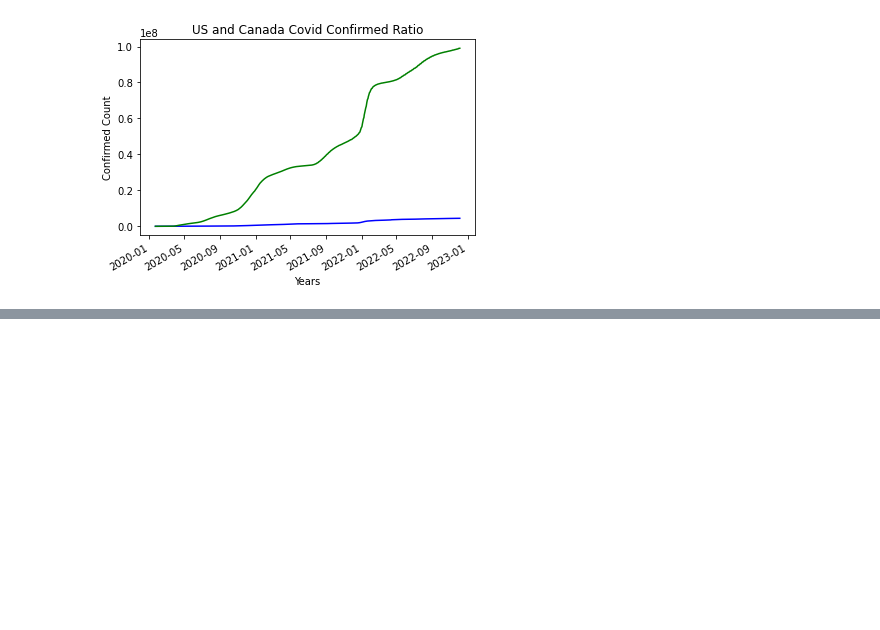
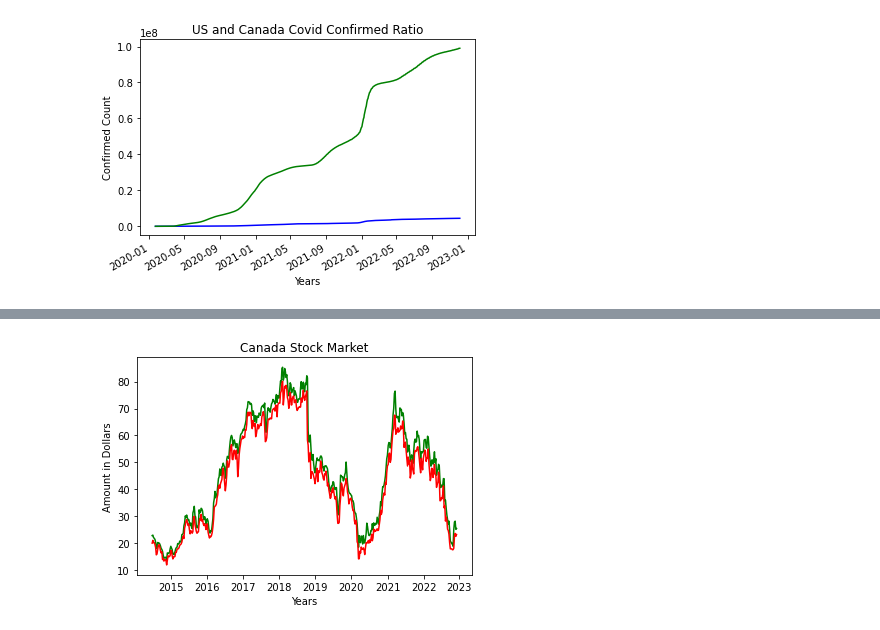
Before and after one commit to AIDA-Saskatchewan-polytechnic/Final_Project_by_Jeslin-Abitha, a Jupyter notebook: Final_Project.ipynb, the cells around one changed output, grey strips where cells are left out. Saved outputs shown, nothing was run; the diff lists cells and outputs as text; code cells hidden in the pictures; blank space fills up the shorter version.

```diff
--- a/Final_Project.ipynb
+++ b/Final_Project.ipynb
@@ -402,0 +415,12 @@ plt.show()
+# %%
+fig = plt.figure()
+plt.plot_date(df_stocks['date'],df_stocks['Canadian_high'],'g-')
+plt.plot_date(df_stocks['date'],df_stocks['Canadian_low'],'r-')
+
+plt.title("Canada Stock Market")
+plt.xlabel("Years")
+plt.ylabel("Amount in Dollars")
+
+plt.show()
+# %% [output]
+[figure, added]
```
Also changed, not shown: parts of 5 cells of this notebook.
